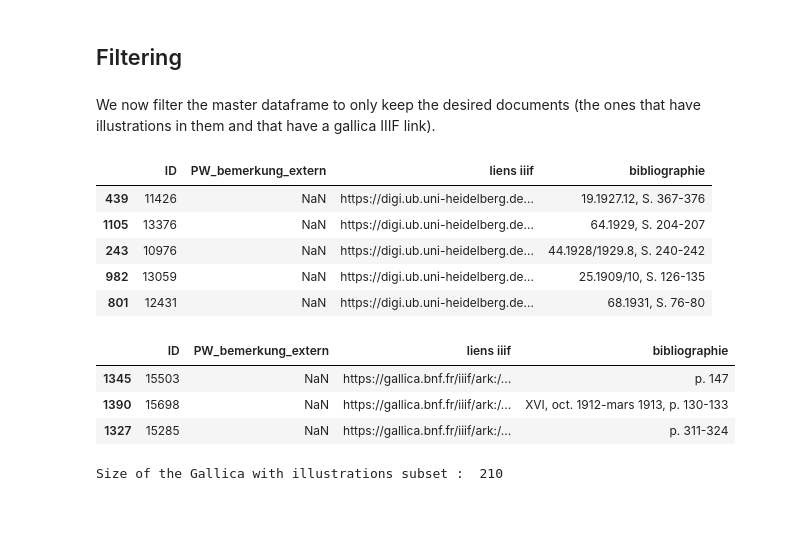
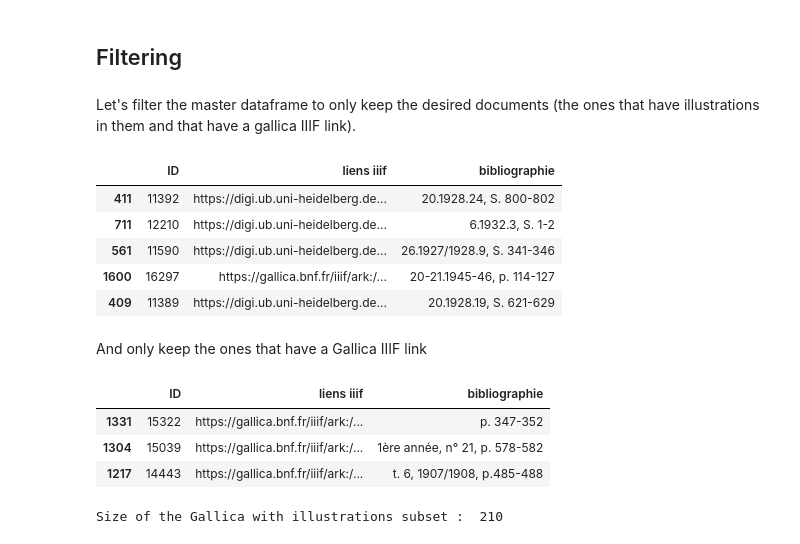
Before and after one commit to dfk-paris/DFKV-illustrations, a Jupyter notebook: 2_gallica_subset/Gallica_subset.ipynb, the cells around one changed output. Cells and saved outputs as stored; diff of their text form; code cells hidden in the pictures; blank space fills up the shorter version.

```diff
--- a/2_gallica_subset/Gallica_subset.ipynb
+++ b/2_gallica_subset/Gallica_subset.ipynb
@@ -39,4 +44,4 @@ master_df.head()
 # %% [markdown]
 ## Filtering
 # %% [markdown]
-We now filter the master dataframe to only keep the desired documents (the ones that have illustrations in them and that have a gallica IIIF link).
+Let's filter the master dataframe to only keep the desired documents (the ones that have illustrations in them and that have a gallica IIIF link).
@@ -45,24 +51,27 @@ docs_illus_df.rename(columns={'id':'ID'}, inplace=True)
 # %%
 # Merging dataframes on ID, inner join
 illus = pd.merge(docs_illus_df, master_df, on=["ID"])
-illus = illus.drop(columns=['Volume_ID', '_journal-id', 'liens de citation (page)', 'liens de citation (volume)', 'PW_Abbildung', 'project_id'])
+# Keep only interesting columns
+illus = illus.drop(columns=['Volume_ID', '_journal-id', 'liens de citation (page)', 'liens de citation (volume)', 'PW_bemerkung_extern', 'PW_Abbildung', 'project_id'])
 illus = illus.dropna(subset=['liens iiif'])
 illus.sample(5)
 # %% [output]
-|  | ID | PW_bemerkung_extern | liens iiif | bibliographie |
-| 439 | 11426 | NaN | https://digi.ub.uni-heidelberg.de... | 19.1927.12, S. 367-376 |
-| 1105 | 13376 | NaN | https://digi.ub.uni-heidelberg.de... | 64.1929, S. 204-207 |
-| 243 | 10976 | NaN | https://digi.ub.uni-heidelberg.de... | 44.1928/1929.8, S. 240-242 |
-| 982 | 13059 | NaN | https://digi.ub.uni-heidelberg.de... | 25.1909/10, S. 126-135 |
-| 801 | 12431 | NaN | https://digi.ub.uni-heidelberg.de... | 68.1931, S. 76-80 |
+|  | ID | liens iiif | bibliographie |
+| 411 | 11392 | https://digi.ub.uni-heidelberg.de... | 20.1928.24, S. 800-802 |
+| 711 | 12210 | https://digi.ub.uni-heidelberg.de... | 6.1932.3, S. 1-2 |
+| 561 | 11590 | https://digi.ub.uni-heidelberg.de... | 26.1927/1928.9, S. 341-346 |
+| 1600 | 16297 | https://gallica.bnf.fr/iiif/ark:/... | 20-21.1945-46, p. 114-127 |
+| 409 | 11389 | https://digi.ub.uni-heidelberg.de... | 20.1928.19, S. 621-629 |
+# %% [markdown]
+And only keep the ones that have a Gallica IIIF link
 # %%
 gallica_iiif_df = illus[illus['liens iiif'].str.contains("https://gallica.bnf.fr/iiif")]
 gallica_iiif_df.sample(3)
 # %% [output]
-|  | ID | PW_bemerkung_extern | liens iiif | bibliographie |
-| 1345 | 15503 | NaN | https://gallica.bnf.fr/iiif/ark:/... | p. 147 |
-| 1390 | 15698 | NaN | https://gallica.bnf.fr/iiif/ark:/... | XVI, oct. 1912-mars 1913, p. 130-133 |
-| 1327 | 15285 | NaN | https://gallica.bnf.fr/iiif/ark:/... | p. 311-324 |
+|  | ID | liens iiif | bibliographie |
+| 1331 | 15322 | https://gallica.bnf.fr/iiif/ark:/... | p. 347-352 |
+| 1304 | 15039 | https://gallica.bnf.fr/iiif/ark:/... | 1ère année, n° 21, p. 578-582 |
+| 1217 | 14443 | https://gallica.bnf.fr/iiif/ark:/... | t. 6, 1907/1908, p.485-488 |
 # %%
 print('Size of the Gallica with illustrations subset : ', len(gallica_iiif_df.index))
 # %% [output]
```
Also changed, not shown: parts of 25 cells of this notebook.
